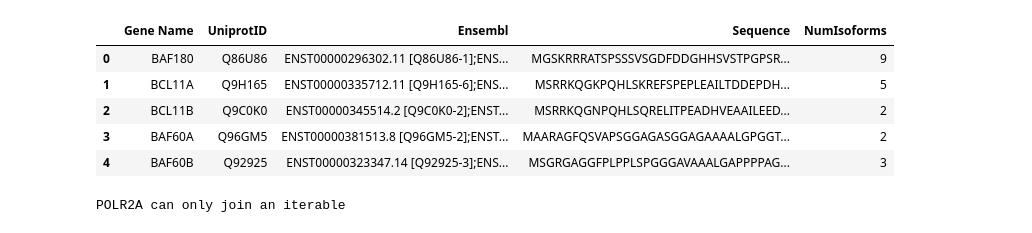
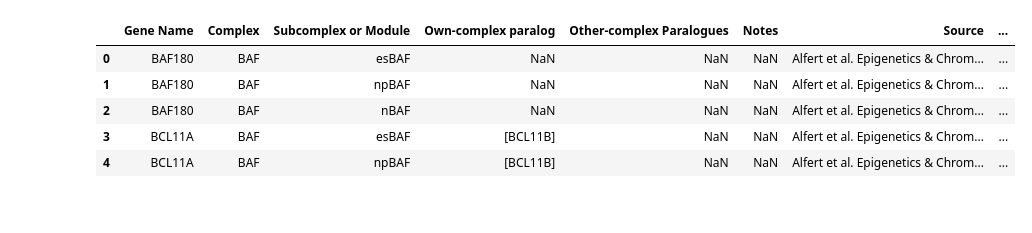
Before and after one commit to kinseylong/StallerRotation, a Jupyter notebook: cofactor_complexes/cofactorcomplexes.ipynb, the cells around one changed output. Cells and saved outputs as stored; diff of their text form; code cells hidden in the pictures.

```diff
--- a/cofactor_complexes/cofactorcomplexes.ipynb
+++ b/cofactor_complexes/cofactorcomplexes.ipynb
@@ -26,6 +25,10 @@ if all(mappedcofactors["From"].unique() == mappedcofactors[mappedcofactors["Revi
 cofactornames = " ".join(mappedcofactors["Gene Names"].to_list()).split(" ")
 print("All cofactors included? ", all([True for i in combined["Gene Name"] if i in cofactornames]))
 
+#Clean ; from Bgee column
+mappedcofactors["Bgee"] = mappedcofactors["Bgee"].apply(lambda x: x.replace(";", "") if type(x) == str else x)
+mappedcofactors["GeneID"] = mappedcofactors["GeneID"].apply(lambda x: x.replace(";", "") if type(x) == str else x)
+
 mappedcofactors = mappedcofactors.rename({"From": "Gene Name", "Entry": "UniprotID"}, axis = 1).drop(["Reviewed"], axis = 1)
 
 mappedcofactors.head()
@@ -40,66 +43,11 @@ All cofactors included?  True
 # %%
 data = combined.merge(mappedcofactors, left_on= "Gene Name", right_on="Gene Name")
 data.to_csv("cofactors_mapped_combined.csv")
+data.head()
+# %% [output]
+|  | Gene Name | Complex | Subcomplex or Module | Own-complex paralog | Other-complex Paralogues | Notes | Source | ... |
+| 0 | BAF180 | BAF | esBAF | NaN | NaN | NaN | Alfert et al. Epigenetics & Chrom... | ... |
+| 1 | BAF180 | BAF | npBAF | NaN | NaN | NaN | Alfert et al. Epigenetics & Chrom... | ... |
+| 2 | BAF180 | BAF | nBAF | NaN | NaN | NaN | Alfert et al. Epigenetics & Chrom... | ... |
+| 3 | BCL11A | BAF | esBAF | [BCL11B] | NaN | NaN | Alfert et al. Epigenetics & Chrom... | ... |
+| 4 | BCL11A | BAF | npBAF | [BCL11B] | NaN | NaN | Alfert et al. Epigenetics & Chrom... | ... |
-# %%
-ensembl_list = data[["Gene Name", "UniprotID", "Ensembl", "Sequence", "Alternative products (isoforms)"]].drop_duplicates()
-
-#Replaces alt isoforms with num
-num_isoforms = []
-for i in ensembl_list["Alternative products (isoforms)"]:
-    try:
-        num = re.search("(?<=Named isoforms=)[0-9]+", i)[0]
-        num_isoforms.append(int(num))
-    except:
-        num_isoforms.append(0)
-
-ensembl_list["NumIsoforms"] = num_isoforms
-ensembl_list = ensembl_list.drop("Alternative products (isoforms)", axis=1).reset_index(drop=True)
-ensembl_list.head()
-# %% [output]
-|  | Gene Name | UniprotID | Ensembl | Sequence | NumIsoforms |
-| 0 | BAF180 | Q86U86 | ENST00000296302.11 [Q86U86-1];ENS... | MGSKRRRATSPSSSVSGDFDDGHHSVSTPGPSR... | 9 |
-| 1 | BCL11A | Q9H165 | ENST00000335712.11 [Q9H165-6];ENS... | MSRRKQGKPQHLSKREFSPEPLEAILTDDEPDH... | 5 |
-| 2 | BCL11B | Q9C0K0 | ENST00000345514.2 [Q9C0K0-2];ENST... | MSRRKQGNPQHLSQRELITPEADHVEAAILEED... | 2 |
-| 3 | BAF60A | Q96GM5 | ENST00000381513.8 [Q96GM5-2];ENST... | MAARAGFQSVAPSGGAGASGGAGAAAALGPGGT... | 2 |
-| 4 | BAF60B | Q92925 | ENST00000323347.14 [Q92925-3];ENS... | MSGRGAGGFPLPPLSPGGGAVAAALGAPPPPAG... | 3 |
-# %%
-%%skip
-
-#Generates DF of all ensembl isoforms
-def separate_ensemblids(ensembls):
-    ens, prot = [], []
-    ensembllist = "".join(ensembls).split(";")
-    for i in ensembllist[:-1]:
-        ensid = re.search("(ENST[0-9]*\.[0-9]*)|(ENST[0-9]*)", i)
-        protid = re.search("\[(.*)\]", i)
-
-        if ensid:
-            ens.append(ensid[0])
-        else:
-            ens.append(np.NaN)
-        if protid:
-            prot.append(protid[1])
-        else:
-            prot.append(np.NaN)
-
-    return ens, prot, len(ens)
-
-ensembl_df = pd.DataFrame({"Gene Name": [], "UniprotIso": [], "EnsemblID": [], "NumEns = NumIso": []})
-
-for i in range(len(ensembl_list)):
-    row = ensembl_list.loc[i]
-    genename = row["Gene Name"]
-    ensembls = row["Ensembl"]
-    num_iso = row["NumIsoforms"]
-
-    try:
-        ens, prot, ens_len = separate_ensemblids(ensembls)
-    except Exception as e:
-        print(genename, e)
-
-    new =  pd.DataFrame({"Gene Name": genename, "UniprotIso": prot, "EnsemblID": ens, "NumEns = NumIso": (ens_len == num_iso)})
-    ensembl_df = pd.concat([ensembl_df, new])
-
-ensembl_df.to_csv("ensembl_isoform.csv")
-# %% [output]
-POLR2A can only join an iterable
```
Also changed, not shown: parts of 10 cells of this notebook, 19 other files.
